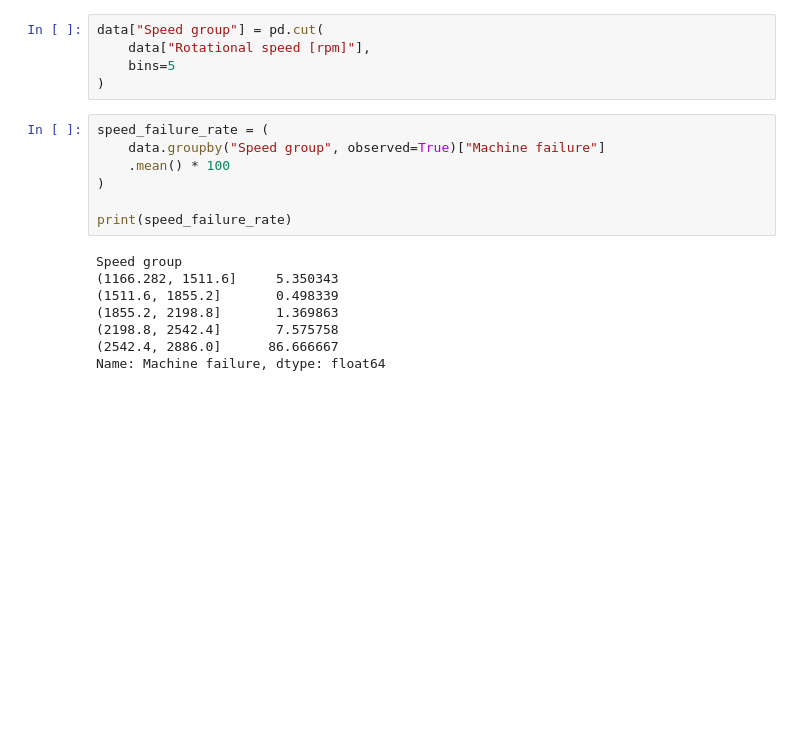
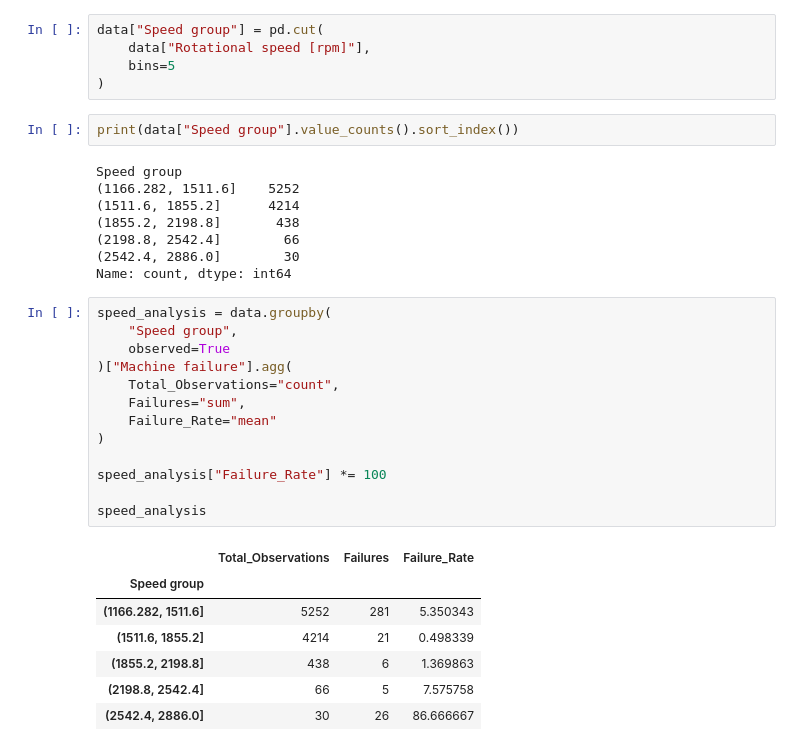
Before and after one commit to Maazkhan-43/AI-Based-Predictive-Maintenance-and-Machine-Failure-Prediction-System, a Jupyter notebook: notebooks/03_exploratory_data_analysis.ipynb, the cells around one changed output. Drawn from its saved outputs; the diff is of its cells as text; blank space fills up the shorter version.

```diff
--- a/notebooks/03_exploratory_data_analysis.ipynb
+++ b/notebooks/03_exploratory_data_analysis.ipynb
@@ -408,20 +409,36 @@ data["Speed group"] = pd.cut(
     bins=5
 )
 # %%
-speed_failure_rate = (
-    data.groupby("Speed group", observed=True)["Machine failure"]
-    .mean() * 100
-)
-
-print(speed_failure_rate)
+print(data["Speed group"].value_counts().sort_index())
 # %% [output]
 Speed group
-(1166.282, 1511.6]     5.350343
-(1511.6, 1855.2]       0.498339
-(1855.2, 2198.8]       1.369863
-(2198.8, 2542.4]       7.575758
-(2542.4, 2886.0]      86.666667
-Name: Machine failure, dtype: float64
+(1166.282, 1511.6]    5252
+(1511.6, 1855.2]      4214
+(1855.2, 2198.8]       438
+(2198.8, 2542.4]        66
+(2542.4, 2886.0]        30
+Name: count, dtype: int64
+# %%
+speed_analysis = data.groupby(
+    "Speed group",
+    observed=True
+)["Machine failure"].agg(
+    Total_Observations="count",
+    Failures="sum",
+    Failure_Rate="mean"
+)
+
+speed_analysis["Failure_Rate"] *= 100
+
+speed_analysis
+# %% [output]
+|  | Total_Observations | Failures | Failure_Rate |
+| Speed group |  |  |  |
+| (1166.282, 1511.6] | 5252 | 281 | 5.350343 |
+| (1511.6, 1855.2] | 4214 | 21 | 0.498339 |
+| (1855.2, 2198.8] | 438 | 6 | 1.369863 |
+| (2198.8, 2542.4] | 66 | 5 | 7.575758 |
+| (2542.4, 2886.0] | 30 | 26 | 86.666667 |
 # %%
 plt.figure(figsize=(10, 5))
 
```
Also changed, not shown: parts of 32 cells of this notebook.
